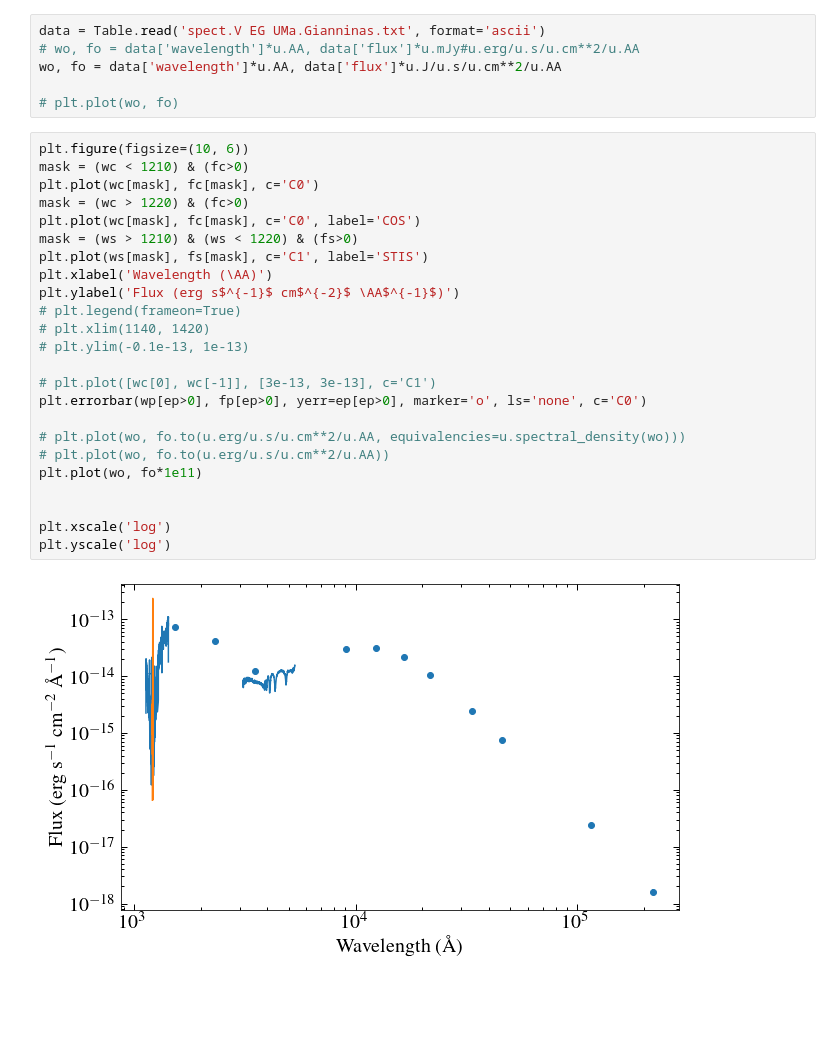
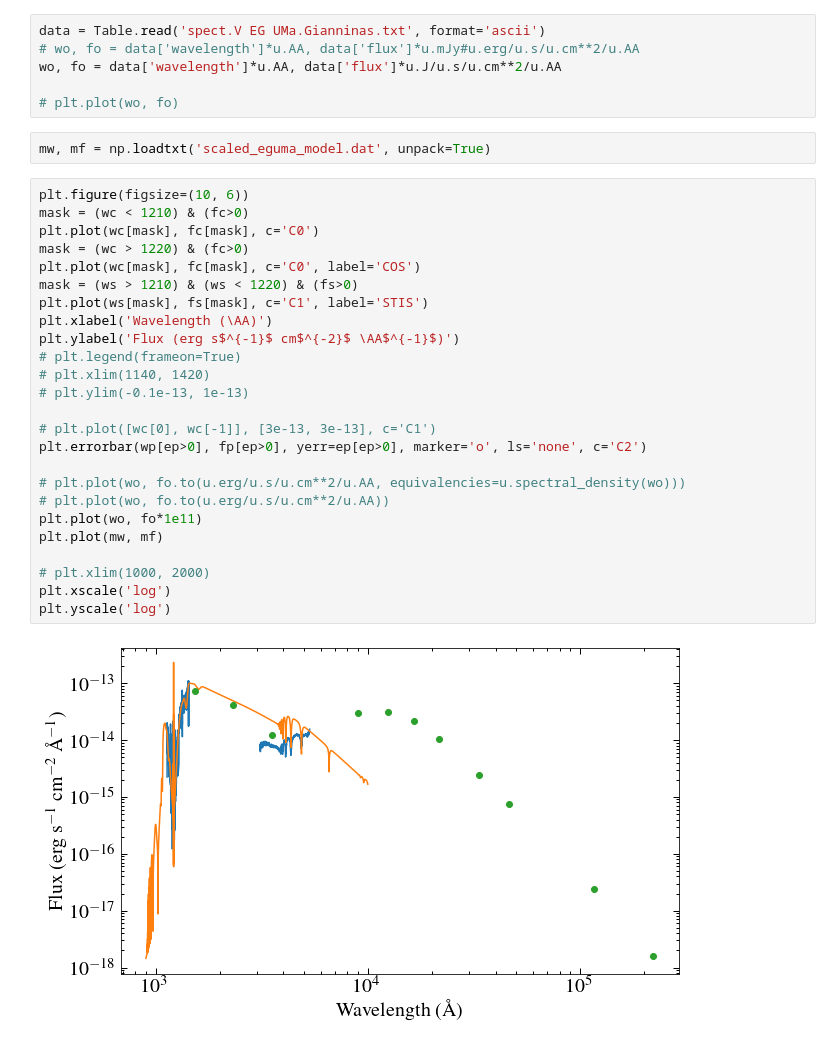
Before and after one commit to davidjwilson/pceb, a Jupyter notebook: eg_uma/eg_uma_sed.ipynb, the cells around one changed output. Saved outputs shown, nothing was run; the diff lists cells and outputs as text; blank space fills up the shorter version.

Commit message:
some eg uma plots

```diff
--- a/eg_uma/eg_uma_sed.ipynb
+++ b/eg_uma/eg_uma_sed.ipynb
@@ -116,29 +116,32 @@ data = Table.read('spect.V EG UMa.Gianninas.txt', format='ascii')
 wo, fo = data['wavelength']*u.AA, data['flux']*u.J/u.s/u.cm**2/u.AA
 
 # plt.plot(wo, fo)
+# %%
+mw, mf = np.loadtxt('scaled_eguma_model.dat', unpack=True)
 # %%
 plt.figure(figsize=(10, 6))
 mask = (wc < 1210) & (fc>0)
 plt.plot(wc[mask], fc[mask], c='C0')
 mask = (wc > 1220) & (fc>0)
 plt.plot(wc[mask], fc[mask], c='C0', label='COS')
 mask = (ws > 1210) & (ws < 1220) & (fs>0)
 plt.plot(ws[mask], fs[mask], c='C1', label='STIS')
 plt.xlabel('Wavelength (\AA)')
 plt.ylabel('Flux (erg s$^{-1}$ cm$^{-2}$ \AA$^{-1}$)')
 # plt.legend(frameon=True)
 # plt.xlim(1140, 1420)
 # plt.ylim(-0.1e-13, 1e-13)
 
 # plt.plot([wc[0], wc[-1]], [3e-13, 3e-13], c='C1')
-plt.errorbar(wp[ep>0], fp[ep>0], yerr=ep[ep>0], marker='o', ls='none', c='C0')
+plt.errorbar(wp[ep>0], fp[ep>0], yerr=ep[ep>0], marker='o', ls='none', c='C2')
 
 # plt.plot(wo, fo.to(u.erg/u.s/u.cm**2/u.AA, equivalencies=u.spectral_density(wo)))
 # plt.plot(wo, fo.to(u.erg/u.s/u.cm**2/u.AA))
 plt.plot(wo, fo*1e11)
+plt.plot(mw, mf)
 
-
+# plt.xlim(1000, 2000)
 plt.xscale('log')
 plt.yscale('log')
 # %% [output]
-[figure, old version]
+[figure, new version]
```
Also changed, not shown: parts of 8 cells of this notebook, 5 other files.
